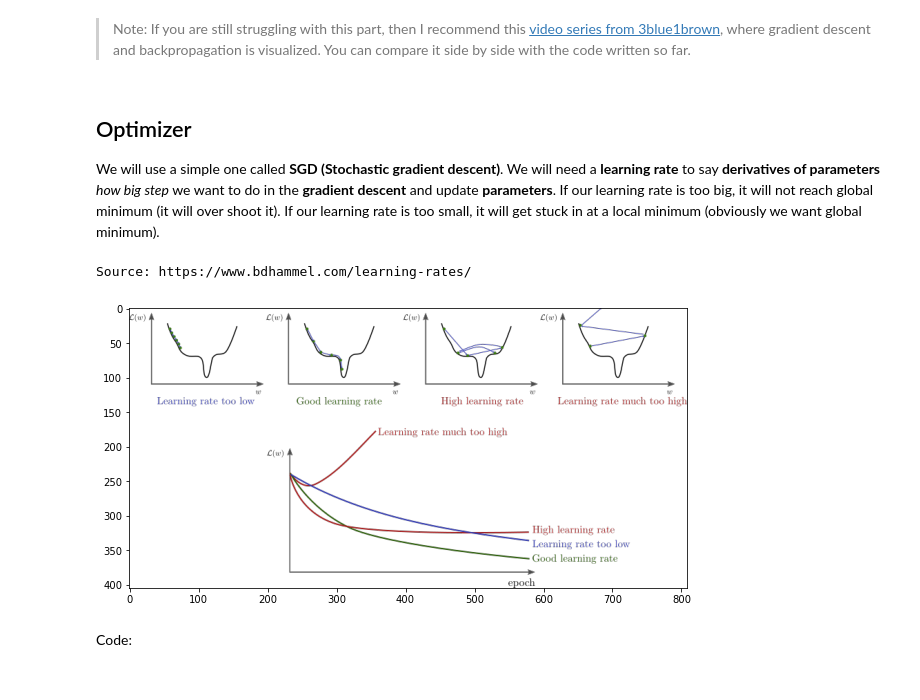
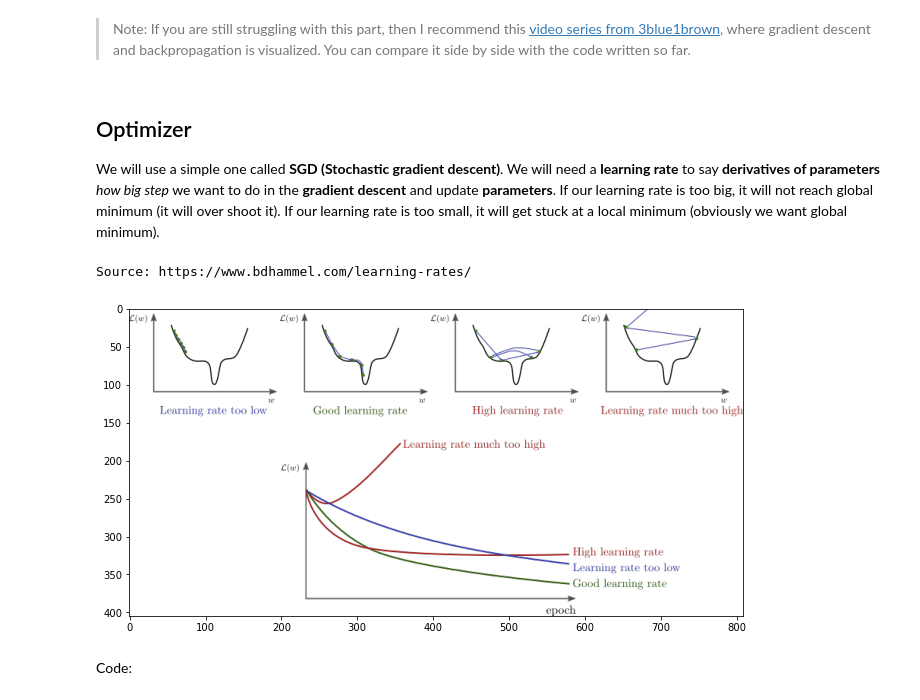
Before and after one commit to ludius0/my-blog, a Jupyter notebook: _notebooks/2020-12-14-Neural-network-from-scratch.ipynb, the cells around one changed output. Saved outputs shown, nothing was run; the diff lists cells and outputs as text; code cells hidden in the pictures.

```diff
--- a/_notebooks/2020-12-14-Neural-network-from-scratch.ipynb
+++ b/_notebooks/2020-12-14-Neural-network-from-scratch.ipynb
@@ -482,16 +482,16 @@ There is only one last missing piece. We need to **update parameters** and for t
 # %% [markdown]
 ## Optimizer
 
-We will use a simple one called **SGD (Stochastic gradient descent)**. We will need a **learning rate** to say **derivatives of parameters** *how big step* we want to do in the **gradient descent** and update **parameters**. If our learning rate is too big, it will not reach global minimum (it will over shoot it). If our learning rate is too small, it will get stuck in at a local minimum (obviously we want global minimum).
+We will use a simple one called **SGD (Stochastic gradient descent)**. We will need a **learning rate** to say **derivatives of parameters** *how big step* we want to do in the **gradient descent** and update **parameters**. If our learning rate is too big, it will not reach global minimum (it will over shoot it). If our learning rate is too small, it will get stuck at a local minimum (obviously we want global minimum).
 # %%
 #hide-input
 img = mpimg.imread('../images/learning_rate-dl.png')
-plt.figure(figsize=(10, 8))
+plt.figure(figsize=(11, 10))
 plt.imshow(img)
 print("Source: https://www.bdhammel.com/learning-rates/")
 # %% [output]
 Source: https://www.bdhammel.com/learning-rates/
-[figure, old version]
+[figure, new version]
 # %% [markdown]
 Code:
 # %%
```
Also changed, not shown: parts of 4 cells of this notebook.
